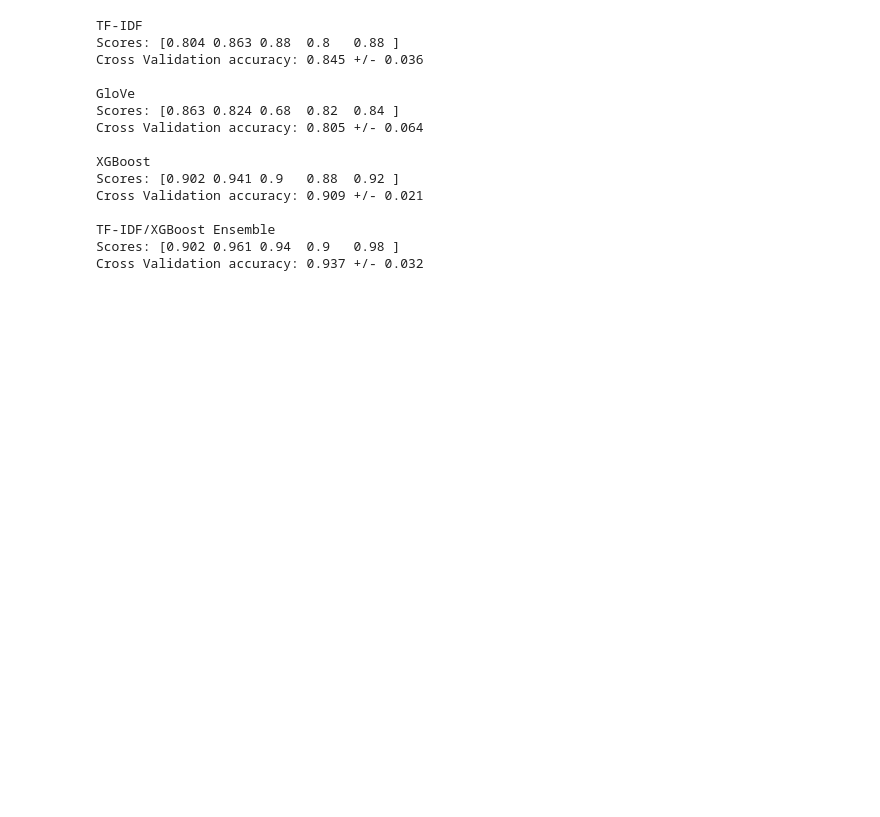
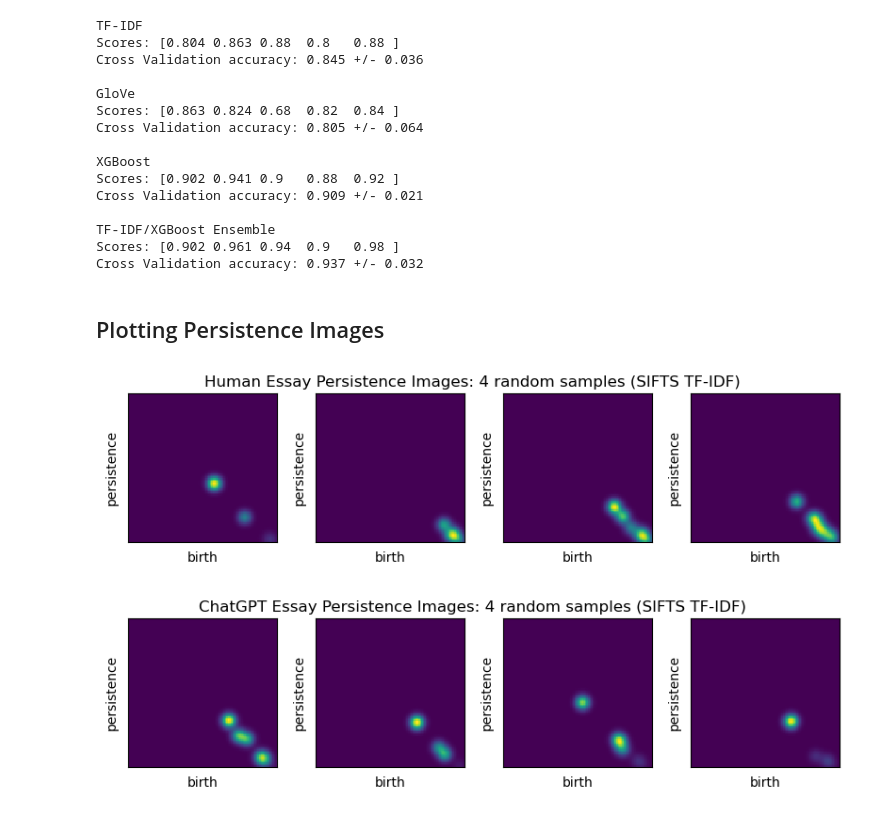
Before and after one commit to bendilo/TDA_text_classification, a Jupyter notebook: demonstration.ipynb, the cells around one changed output. Cells and saved outputs as stored; diff of their text form; code cells hidden in the pictures; blank space fills up the shorter version.

```diff
--- a/demonstration.ipynb
+++ b/demonstration.ipynb
@@ -85,3 +107,43 @@ Cross Validation accuracy: 0.909 +/- 0.021
 TF-IDF/XGBoost Ensemble
 Scores: [0.902 0.961 0.94  0.9   0.98 ]
 Cross Validation accuracy: 0.937 +/- 0.032
+# %% [markdown]
+## Plotting Persistence Images
+# %%
+# Generate the SIFTS TF-IDF persistence images for each document in the dataframe.
+
+persistence_images = tfidf_transformer.fit_transform(X)
+df["persistence_image"] = persistence_images.tolist()
+
+# Reformat the flattened 100^2 size arrays (used in machine learning algorithms)
+# to matrices of dimension 100x100 (format of a persistence image of resolution 100x100)
+df["persistence_image"] = df["persistence_image"].apply(lambda x:
+                                                        np.array(x).reshape(100,100))
+# %%
+# Create two dataframes consisting of only
+# machine-generated and human-written texts respectively.
+
+machine = df[df["label"] == 1].copy()
+human = df[df["label"] == 0].copy()
+# %%
+# Plot random samples of persistence images from the human-written and machine-generated essays
+
+datasets = [human,machine]
+for i in range(len(datasets)):
+    images = datasets[i].sample(4)["persistence_image"].values
+
+    fig, ax = plt.subplots(1,4, figsize =(8,2))
+
+    if i == 0:
+        plt.suptitle("Human Essay Persistence Images: 4 random samples (SIFTS TF-IDF)")
+    else:
+        plt.suptitle("ChatGPT Essay Persistence Images: 4 random samples (SIFTS TF-IDF)")
+
+    for j in range(len(images)):
+        PersistenceImager().plot_image(images[j], ax=ax[j])
+
+    plt.tight_layout(pad=0.3)
+    plt.show()
+# %% [output]
+[figure, added]
+[figure, added]
```
Also changed, not shown: parts of 12 cells of this notebook.
